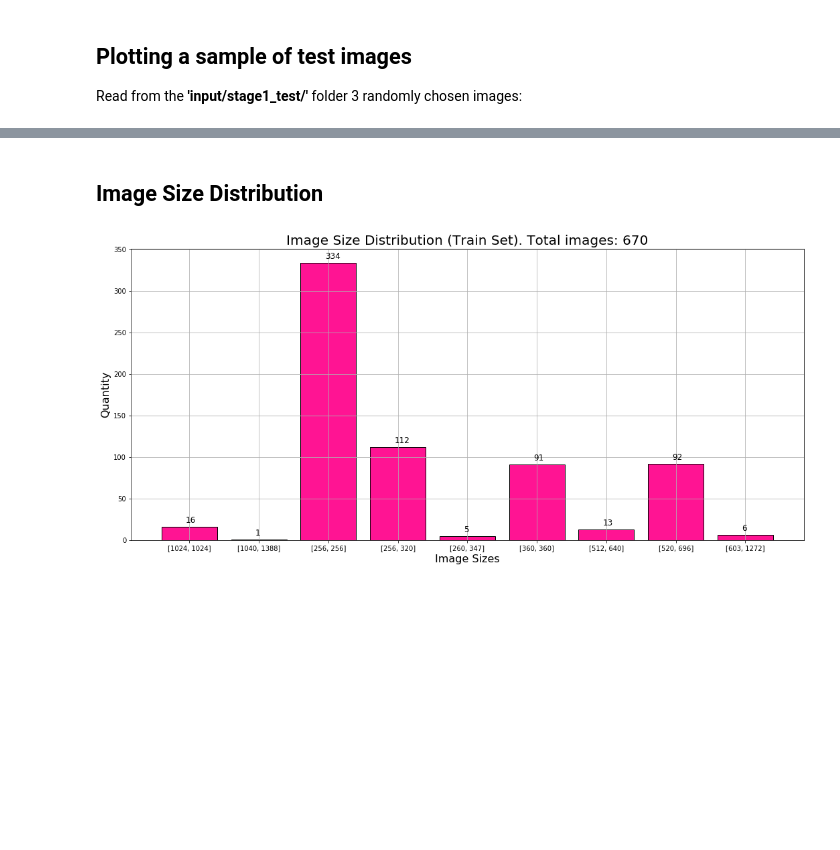
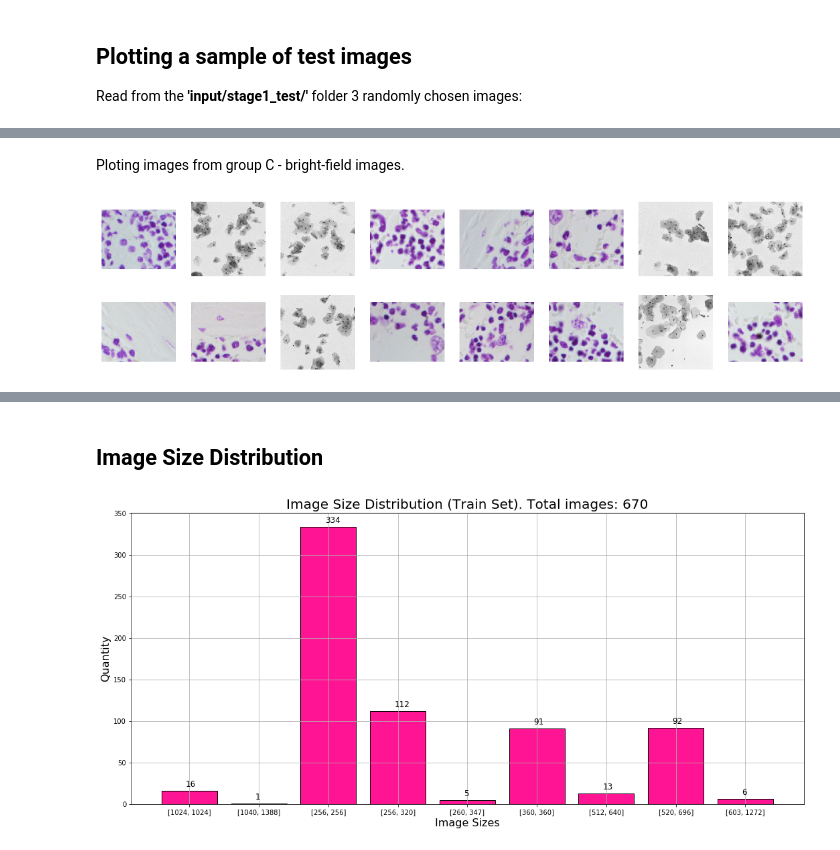
Before and after one commit to Kochurovskyi/Deep_Neural_Network_Projects, a Jupyter notebook: UNet(semantic segmentation)/EDA.ipynb, the cells around one changed output, grey strips where cells are left out. Drawn from its saved outputs; the diff is of its cells as text; code cells hidden in the pictures; blank space fills up the shorter version.

```diff
--- a/UNet(semantic segmentation)/EDA.ipynb
+++ b/UNet(semantic segmentation)/EDA.ipynb
@@ -110,0 +196,6 @@ Definitally its going to effect ours prediction results.
+# %% [markdown]
+Ploting images from group C - bright-field images.
+# %%
+plot_images(color_clust[color_clust['hsv_cluster'] == 2]['im_id'].values, 2, 8)
+# %% [output]
+[figure, added]
```
Also changed, not shown: parts of 24 cells of this notebook.
